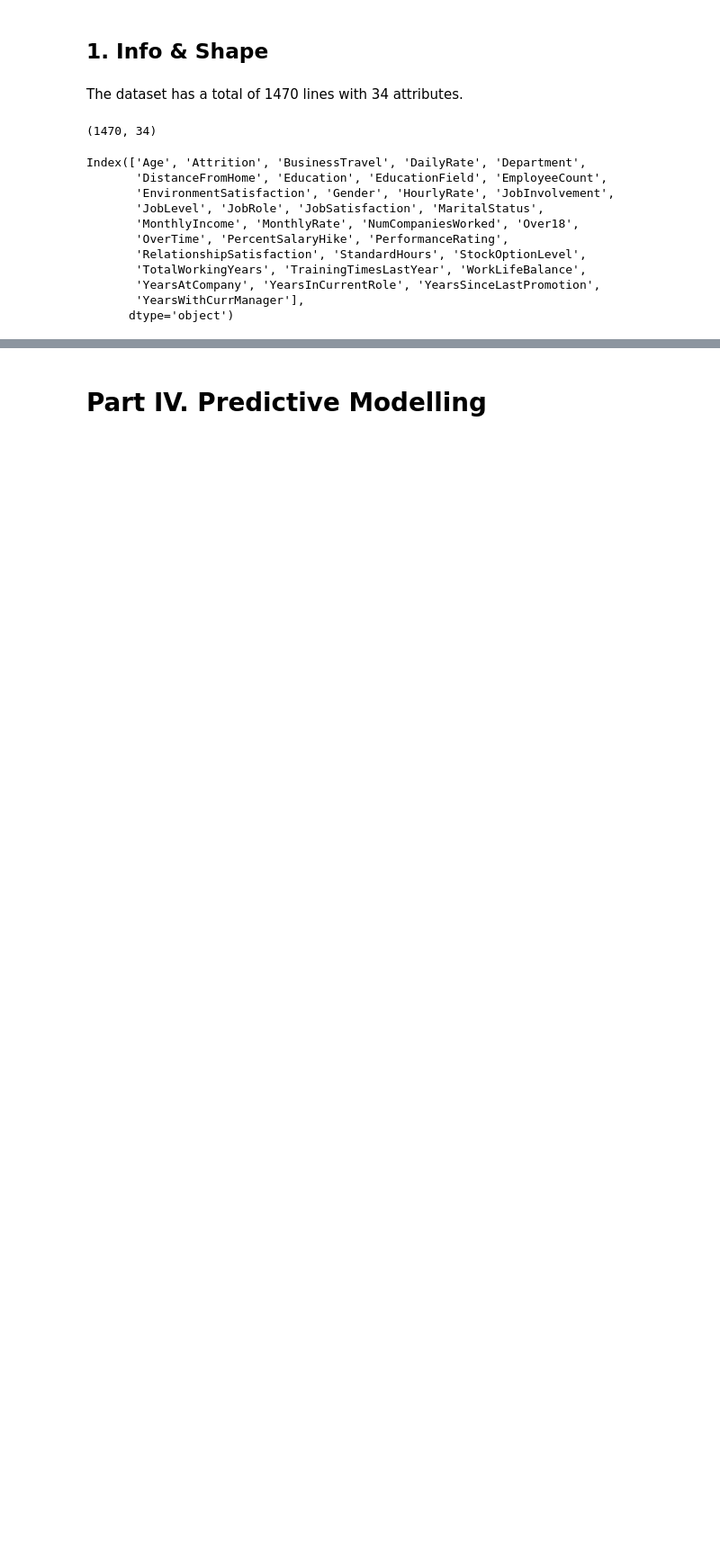
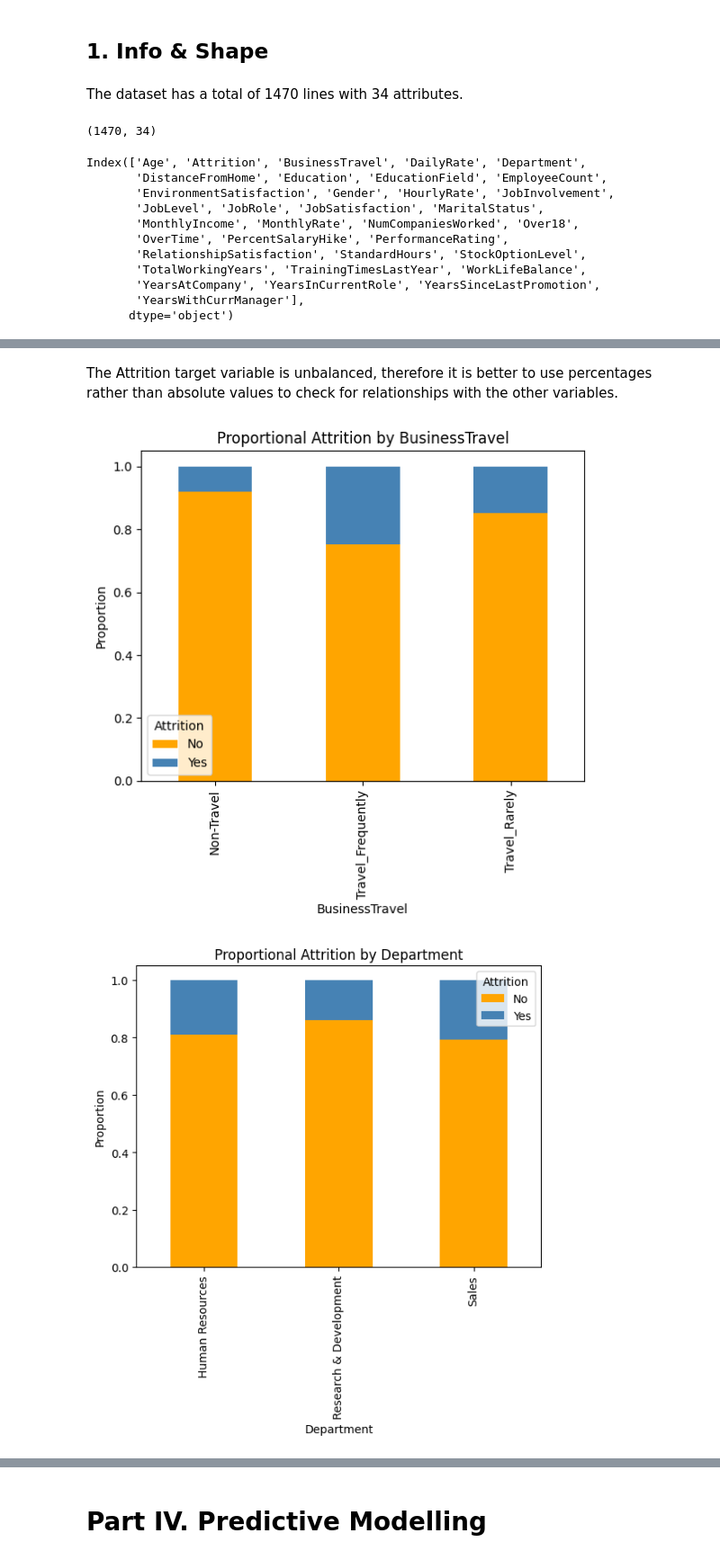
Before and after one commit to ritamaravilhamarques/EDSB25_10, a Jupyter notebook: EDSB25_10_HR_Attrition.ipynb, the cells around one changed output, grey strips where cells are left out. Shown at 90% size. Cells and saved outputs as stored; diff of their text form; code cells hidden in the pictures; blank space fills up the shorter version.

```diff
--- a/EDSB25_10_HR_Attrition.ipynb
+++ b/EDSB25_10_HR_Attrition.ipynb
@@ -167,0 +359,12 @@ HR.head(5)
+# %% [markdown]
+The Attrition target variable is unbalanced, therefore it is better to use percentages rather than absolute values to check for relationships with the other variables.
+# %%
+for col in HR.select_dtypes(include='object').drop(columns='Attrition').columns:
+  region_crosstab = pd.crosstab(HR[col], HR['Attrition'], normalize='index')
+  region_crosstab.plot(kind='bar', stacked=True, color=['orange', 'steelblue'])
+  plt.title(f'Proportional Attrition by {col}')
+  plt.ylabel('Proportion')
+  plt.show()
+# %% [output]
+[figure, added]
+[figure, added]
```
Also changed, not shown: parts of 36 cells of this notebook.
